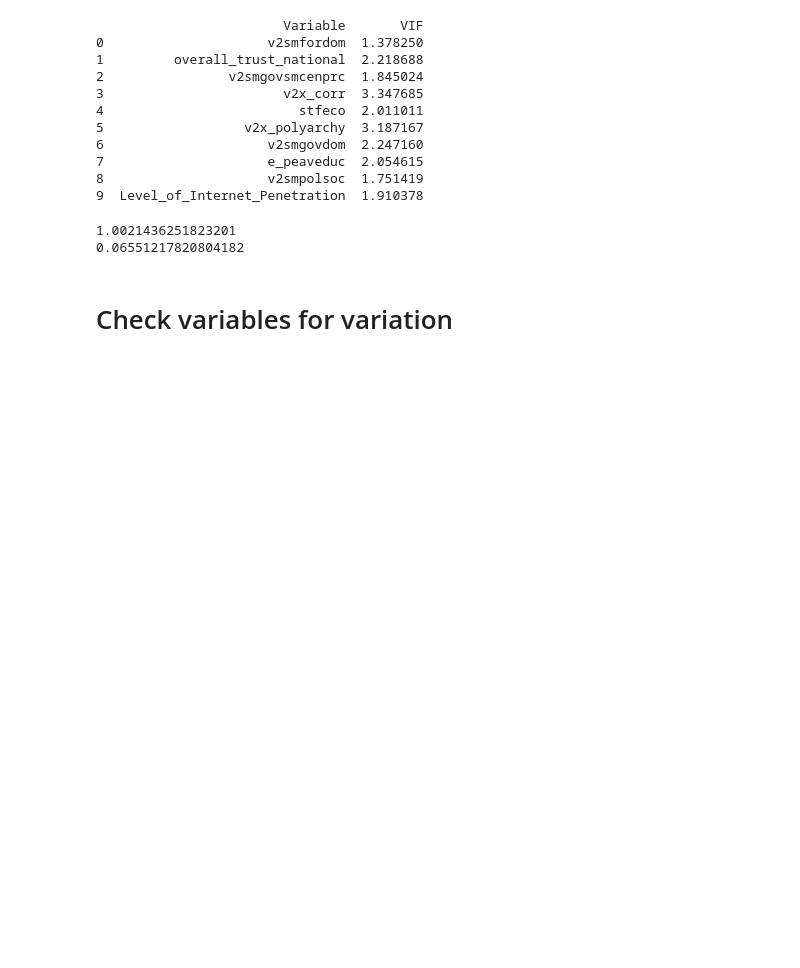
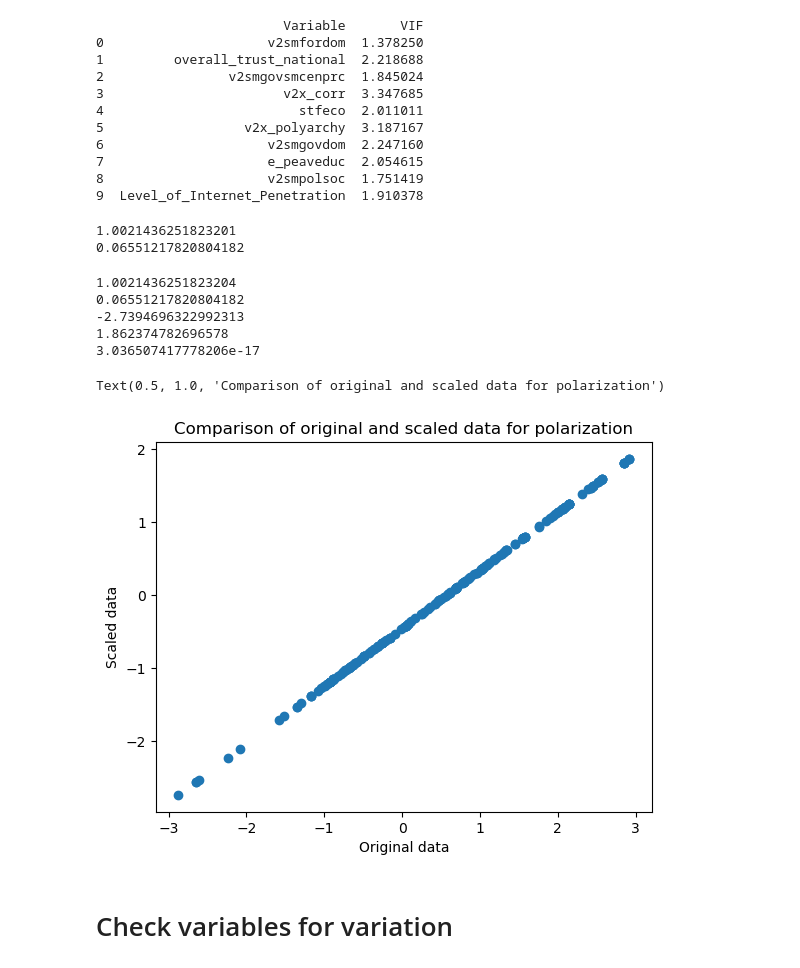
Before and after one commit to belannavandamme/bap_thesis, a Jupyter notebook: data_analysis_secondversion.ipynb, the cells around one changed output. Cells and saved outputs as stored; diff of their text form; code cells hidden in the pictures; blank space fills up the shorter version.

```diff
--- a/data_analysis_secondversion.ipynb
+++ b/data_analysis_secondversion.ipynb
@@ -345,6 +345,31 @@ print(X_scaled['overall_trust_national'].sem())
 # %% [output]
 1.0021436251823201
 0.06551217820804182
+# %%
+# show scaled data for polarization
+print(X_scaled['v2smpolsoc'].std())
+print(X_scaled['v2smpolsoc'].sem())
+
+# print minimum and maximum polarization
+print(X_scaled['v2smpolsoc'].min())
+print(X_scaled['v2smpolsoc'].max())
+print(X_scaled['v2smpolsoc'].mean())
+# %% [output]
+1.0021436251823204
+0.06551217820804182
+-2.7394696322992313
+1.862374782696578
+3.036507417778206e-17
+# %%
+# compare the scaled data for polarization with the original data in a plot
+# x axis is the original data, y axis is the scaled data
+plt.scatter(data['v2smpolsoc'], X_scaled['v2smpolsoc'])
+plt.xlabel('Original data')
+plt.ylabel('Scaled data')
+plt.title('Comparison of original and scaled data for polarization')
+# %% [output]
+Text(0.5, 1.0, 'Comparison of original and scaled data for polarization')
+[figure, added]
 # %% [markdown]
 # Check variables for variation
 # %%
```
Also changed, not shown: parts of 25 cells of this notebook, 4 other files.
